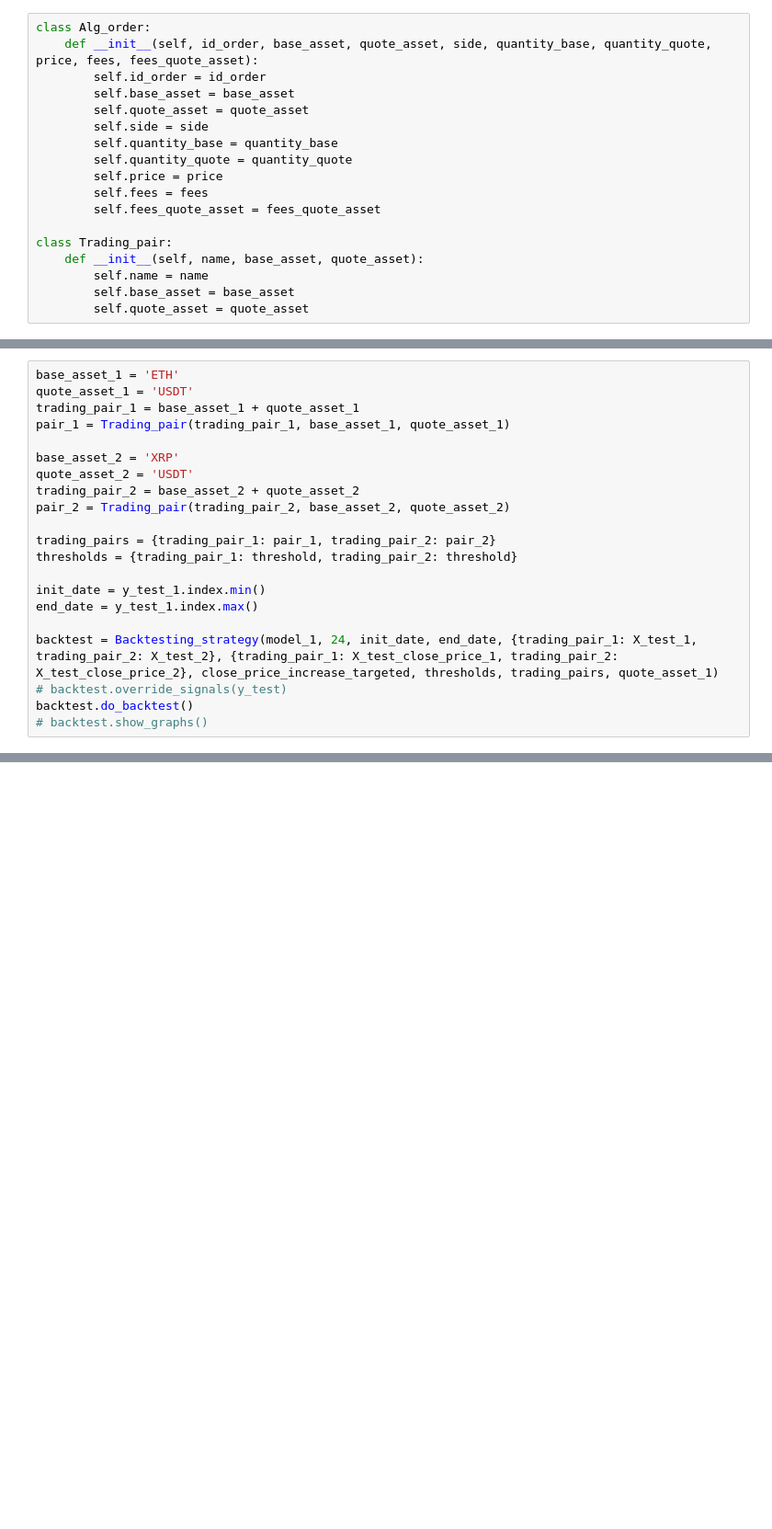
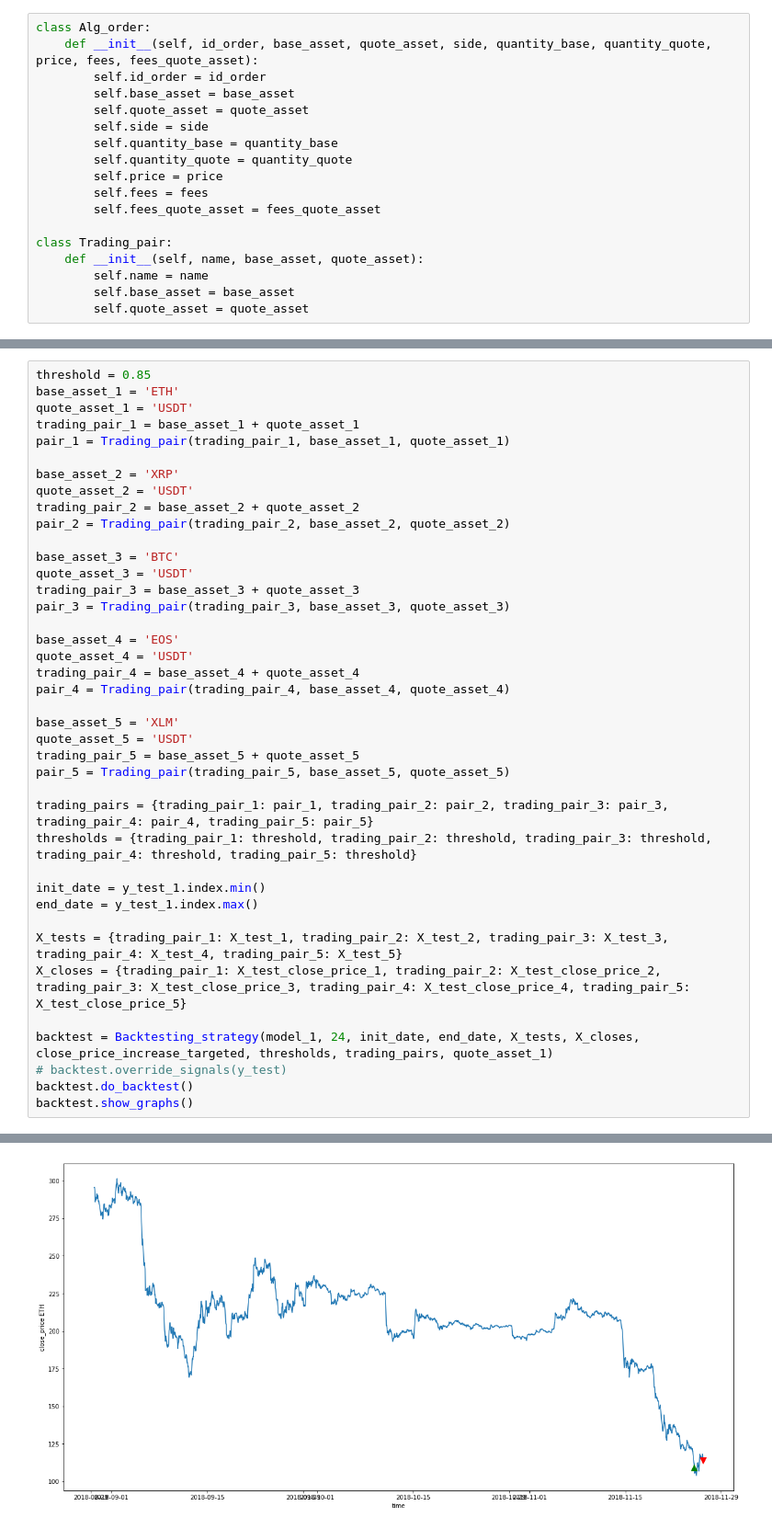
Before and after one commit to cysacenda/algocryptos, a Jupyter notebook: notebooks/ML/algocryptos_backtesting_final.ipynb, the cells around one changed output, grey strips where cells are left out. Shown at 92% size. Cells and saved outputs as stored; diff of their text form; blank space fills up the shorter version.

```diff
--- a/notebooks/ML/algocryptos_backtesting_final.ipynb
+++ b/notebooks/ML/algocryptos_backtesting_final.ipynb
@@ -338,6 +351,7 @@ class Backtesting_strategy:
         plt.ylabel('portfolio_value')
         plt.show()
 # %%
+threshold = 0.85
 base_asset_1 = 'ETH'
 quote_asset_1 = 'USDT'
 trading_pair_1 = base_asset_1 + quote_asset_1
@@ -348,14 +362,32 @@ quote_asset_2 = 'USDT'
 trading_pair_2 = base_asset_2 + quote_asset_2
 pair_2 = Trading_pair(trading_pair_2, base_asset_2, quote_asset_2)
 
-trading_pairs = {trading_pair_1: pair_1, trading_pair_2: pair_2}
-thresholds = {trading_pair_1: threshold, trading_pair_2: threshold}
+base_asset_3 = 'BTC'
+quote_asset_3 = 'USDT'
+trading_pair_3 = base_asset_3 + quote_asset_3
+pair_3 = Trading_pair(trading_pair_3, base_asset_3, quote_asset_3)
+
+base_asset_4 = 'EOS'
+quote_asset_4 = 'USDT'
+trading_pair_4 = base_asset_4 + quote_asset_4
+pair_4 = Trading_pair(trading_pair_4, base_asset_4, quote_asset_4)
+
+base_asset_5 = 'XLM'
+quote_asset_5 = 'USDT'
+trading_pair_5 = base_asset_5 + quote_asset_5
+pair_5 = Trading_pair(trading_pair_5, base_asset_5, quote_asset_5)
+
+trading_pairs = {trading_pair_1: pair_1, trading_pair_2: pair_2, trading_pair_3: pair_3, trading_pair_4: pair_4, trading_pair_5: pair_5}
+thresholds = {trading_pair_1: threshold, trading_pair_2: threshold, trading_pair_3: threshold, trading_pair_4: threshold, trading_pair_5: threshold}
 
 init_date = y_test_1.index.min()
 end_date = y_test_1.index.max()
 
-backtest = Backtesting_strategy(model_1, 24, init_date, end_date, {trading_pair_1: X_test_1, trading_pair_2: X_test_2}, {trading_pair_1: X_test_close_price_1, trading_pair_2: X_test_close_price_2}, close_price_increase_targeted, thresholds, trading_pairs, quote_asset_1)
+X_tests = {trading_pair_1: X_test_1, trading_pair_2: X_test_2, trading_pair_3: X_test_3, trading_pair_4: X_test_4, trading_pair_5: X_test_5}
+X_closes = {trading_pair_1: X_test_close_price_1, trading_pair_2: X_test_close_price_2, trading_pair_3: X_test_close_price_3, trading_pair_4: X_test_close_price_4, trading_pair_5: X_test_close_price_5}
+
+backtest = Backtesting_strategy(model_1, 24, init_date, end_date, X_tests, X_closes, close_price_increase_targeted, thresholds, trading_pairs, quote_asset_1)
 # backtest.override_signals(y_test)
 backtest.do_backtest()
-# backtest.show_graphs()
+backtest.show_graphs()
 # %% [output]
@@ -379,0 +411 @@ Pourcentage change portfolio: 112.62%
+[figure, added]
```
Also changed, not shown: parts of 3 cells of this notebook, 1 other file.
